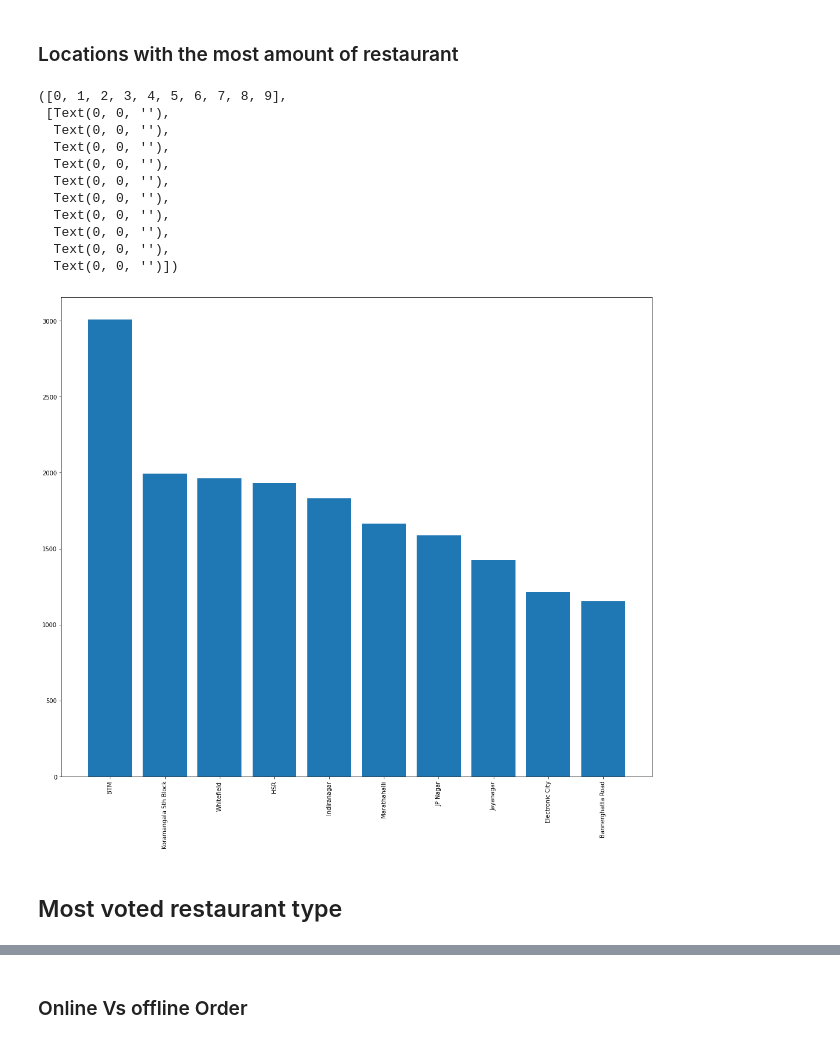
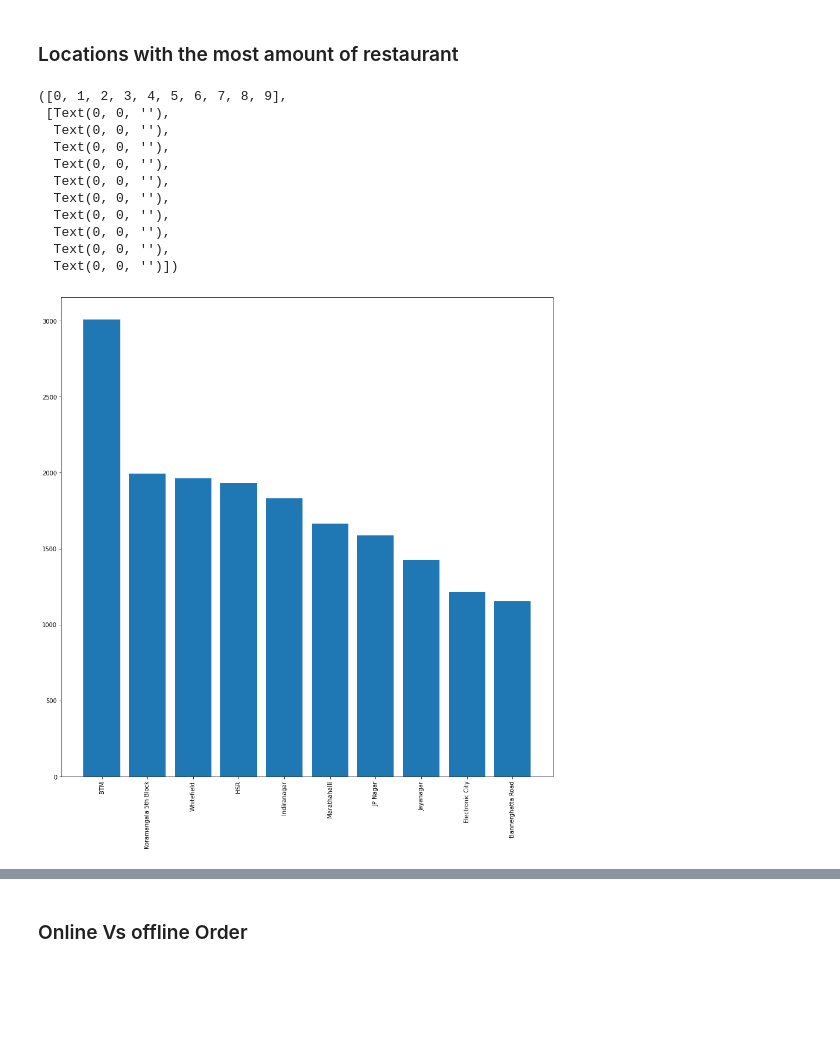
Before and after one commit to samrat-mitra-48/zomato-analysis, a Jupyter notebook: zomato.ipynb, the cells around one changed output, grey strips where cells are left out. Saved outputs shown, nothing was run; the diff lists cells and outputs as text; code cells hidden in the pictures; blank space fills up the shorter version.

```diff
--- a/zomato.ipynb
+++ b/zomato.ipynb
@@ -289,7 +362,8 @@ plt.show()
 # %% [markdown]
 ## using mean to fill up null values
 # %%
-updated_df['rate'].fillna(updated_df['rate'].mean(),inplace=True)
+updated_df['rate'].fillna(round(updated_df['rate'].mean(),2),inplace=True)
+updated_df['rate'].unique()
 # %% [output]
 A value is trying to be set on a copy of a slice from a DataFrame
 
@@ -509,23 +607,20 @@ plt.show()
 # %%
 most_located_restaurant=updated_df.groupby(['location'])['name'].count().sort_values(ascending=False)[:10]
 most_located_restaurant
-plt.figure(figsize=(18,15))
+plt.figure(figsize=(15,15))
 
 plt.bar(most_located_restaurant.index,most_located_restaurant.values)
 plt.xticks(rotation=90)
 # %% [output]
 ([0, 1, 2, 3, 4, 5, 6, 7, 8, 9],
  [Text(0, 0, ''),
   Text(0, 0, ''),
   Text(0, 0, ''),
   Text(0, 0, ''),
   Text(0, 0, ''),
   Text(0, 0, ''),
   Text(0, 0, ''),
   Text(0, 0, ''),
   Text(0, 0, ''),
   Text(0, 0, '')])
-[figure, old version]
+[figure, new version]
-# %% [markdown]
-
-## Most voted restaurant type
```
Also changed, not shown: parts of 61 cells of this notebook.
